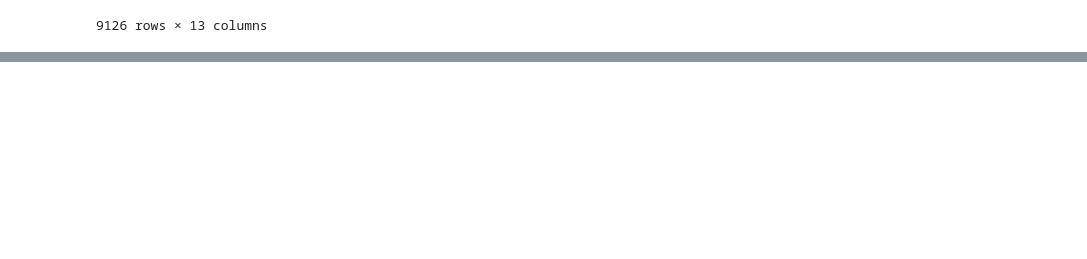
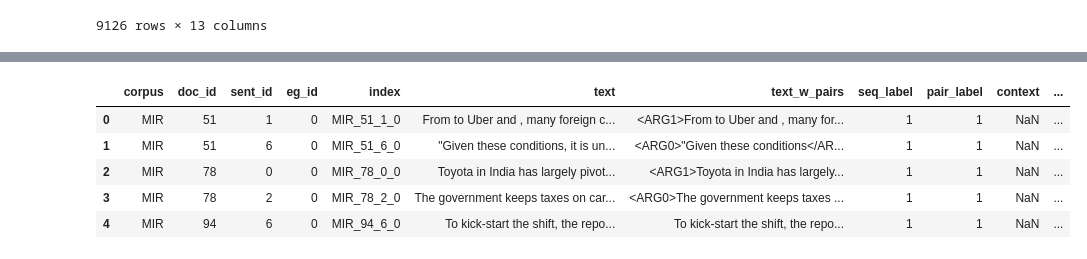
Before and after one commit to pauldebdeep9/Panasonic-IDS, a Jupyter notebook: notebooks/Evaluate Extraction.ipynb, the cells around one changed output, grey strips where cells are left out. Cells and saved outputs as stored; diff of their text form; code cells hidden in the pictures; blank space fills up the shorter version.

```diff
--- a/notebooks/Evaluate Extraction.ipynb
+++ b/notebooks/Evaluate Extraction.ipynb
@@ -93,0 +88,23 @@ convert 292-->95
+# %%
+import pickle
+import re, os
+import pandas as pd
+from collections import defaultdict
+
+file = open(r"D:\66 CausalMap\Panasonic-IDS\outs\MIR_rels.obj",'rb')
+f_infos = pickle.load(file)
+file.close()
+fid2docid = defaultdict(list)
+for k,v in f_infos.items():
+    for vv in v:
+        fid2docid[vv['doc_id']].append(k)
+
+annotated_df = pd.read_csv(r"D:\66 CausalMap\Panasonic-IDS\data\MIR_annotated_grouped.csv")
+annotated_df.head()
+# %% [output]
+|  | corpus | doc_id | sent_id | eg_id | index | text | text_w_pairs | seq_label | pair_label | context | ... |
+| 0 | MIR | 51 | 1 | 0 | MIR_51_1_0 | From to Uber and , many foreign c... | <ARG1>From to Uber and , many for... | 1 | 1 | NaN | ... |
+| 1 | MIR | 51 | 6 | 0 | MIR_51_6_0 | "Given these conditions, it is un... | <ARG0>"Given these conditions</AR... | 1 | 1 | NaN | ... |
+| 2 | MIR | 78 | 0 | 0 | MIR_78_0_0 | Toyota in India has largely pivot... | <ARG1>Toyota in India has largely... | 1 | 1 | NaN | ... |
+| 3 | MIR | 78 | 2 | 0 | MIR_78_2_0 | The government keeps taxes on car... | <ARG0>The government keeps taxes ... | 1 | 1 | NaN | ... |
+| 4 | MIR | 94 | 6 | 0 | MIR_94_6_0 | To kick-start the shift, the repo... | To kick-start the shift, the repo... | 1 | 1 | NaN | ... |
```
Also changed, not shown: parts of 20 cells of this notebook, 12 other files.
